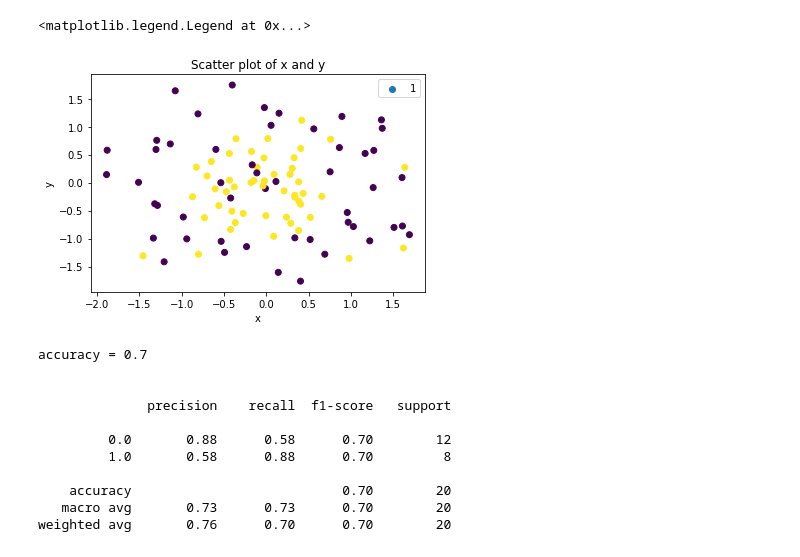
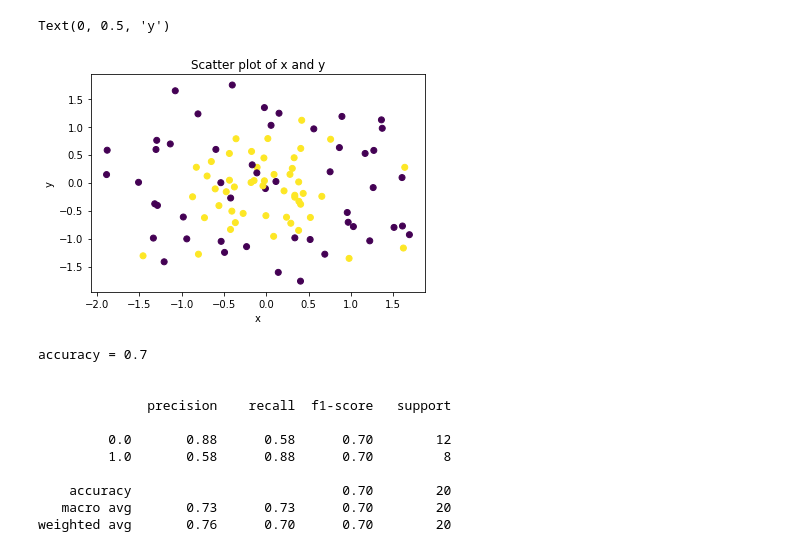
Before and after one commit to prasun2106/hyperparametric_optimiation_grid_search, a Jupyter notebook: hyperparametric_optimization.ipynb, the cells around one changed output. Drawn from its saved outputs; the diff is of its cells as text; code cells hidden in the pictures.

```diff
--- a/hyperparametric_optimization.ipynb
+++ b/hyperparametric_optimization.ipynb
@@ -23,17 +23,16 @@ import matplotlib.pyplot as plt
 from sklearn.model_selection import train_test_split
 from sklearn.tree import DecisionTreeClassifier
 # %%
-df = pd.read_csv('../input/grid-search/data.csv',header = None)
+df = pd.read_csv('data.csv',header = None)
 # %%
 plt.figure()
 plt.scatter(df.iloc[:,0],df.iloc[:,1],c = df.iloc[:,2])
 plt.title('Scatter plot of x and y')
 plt.xlabel('x')
 plt.ylabel('y')
-plt.legend()
 # %% [output]
-<matplotlib.legend.Legend at 0x...>
+Text(0, 0.5, 'y')
-[figure, old version]
+[figure, new version]
 # %%
 X = df.iloc[:,0:2]
 y = df.iloc[:,2]
```
Also changed, not shown: parts of 5 cells of this notebook, 3 other files.
